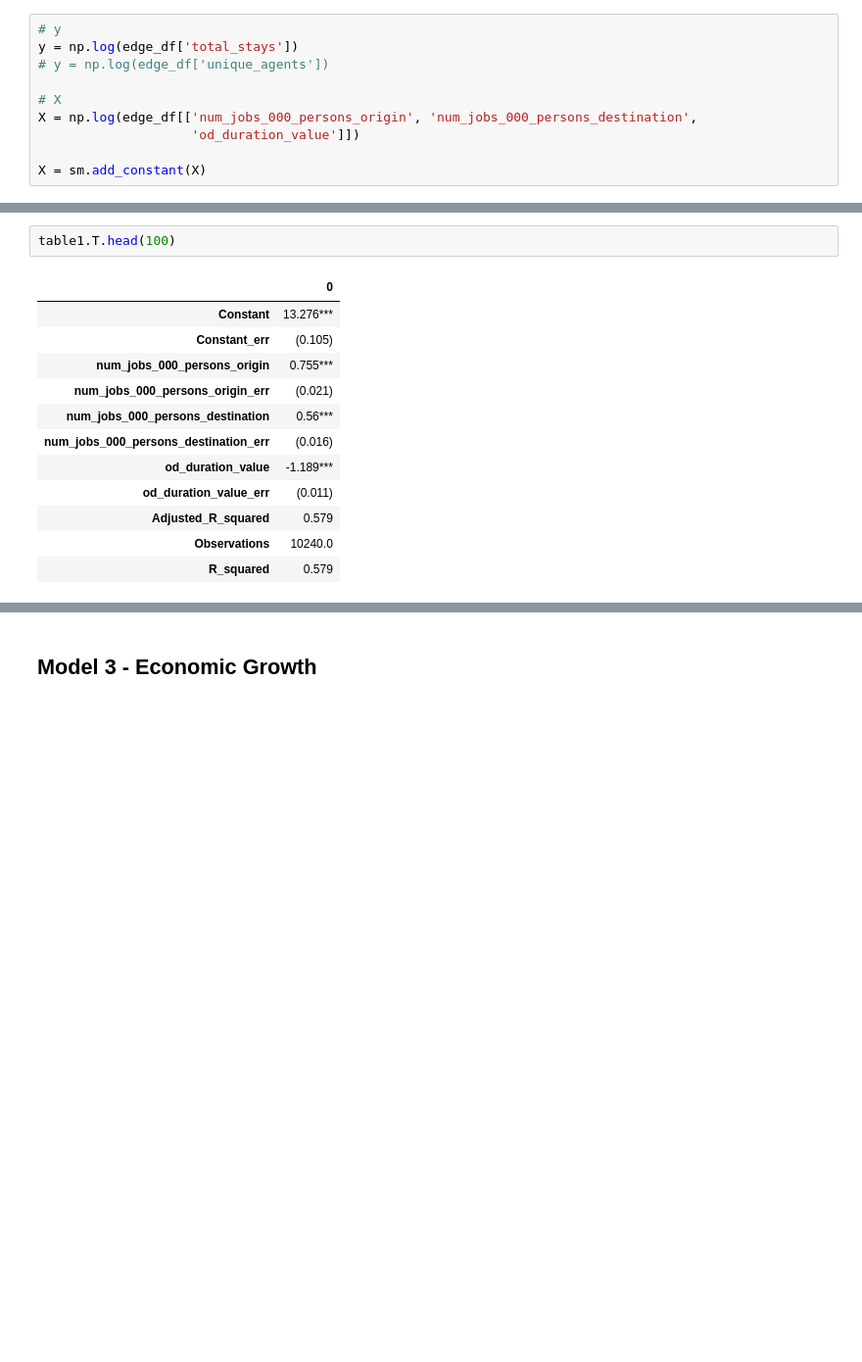
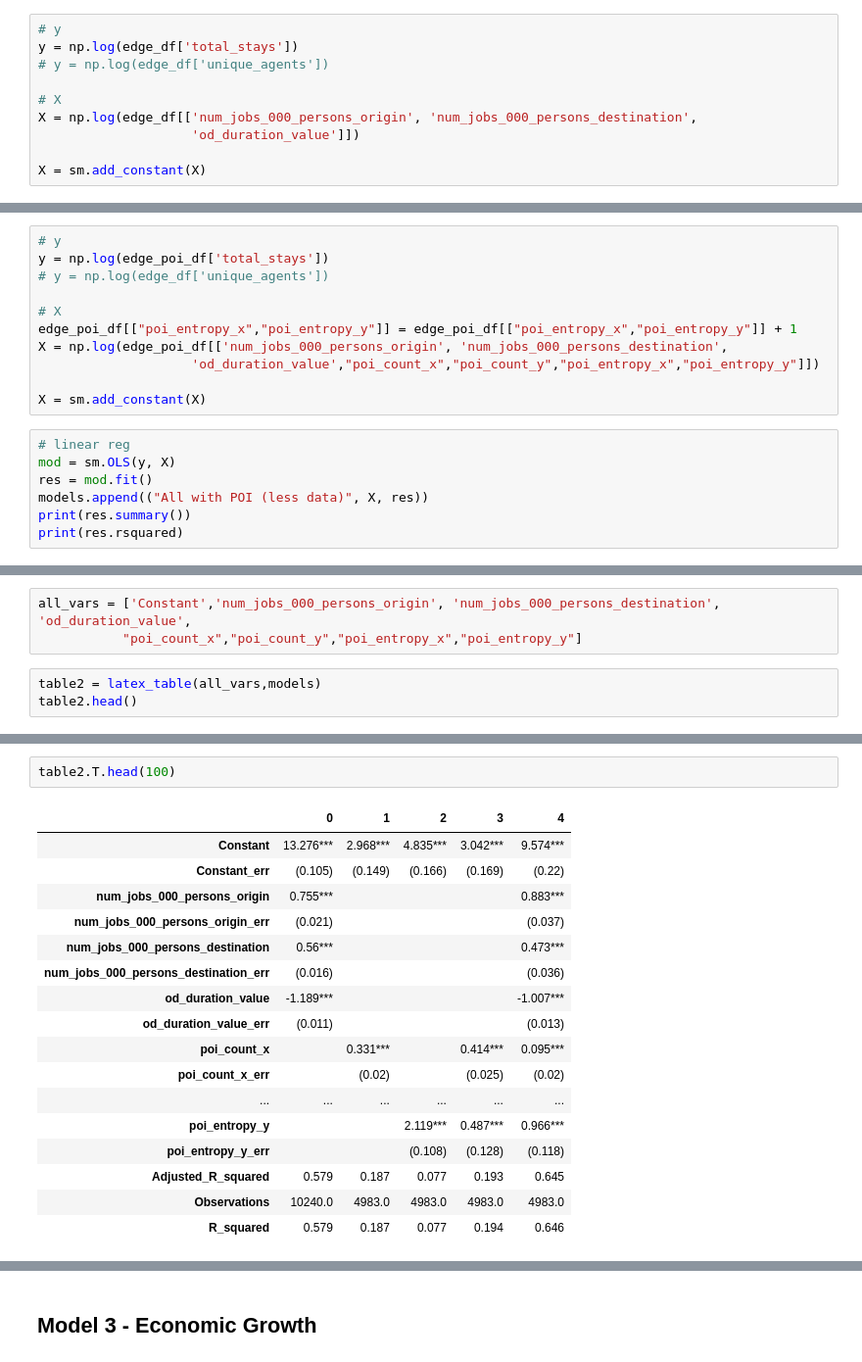
Before and after one commit to cjsyzwsh/South_Australia_Transport_Econ, a Jupyter notebook: notebooks/jason/4_models-degree.ipynb, the cells around one changed output, grey strips where cells are left out. Shown at 98% size. Cells and saved outputs as stored; diff of their text form; blank space fills up the shorter version.

```diff
--- a/notebooks/jason/4_models-degree.ipynb
+++ b/notebooks/jason/4_models-degree.ipynb
@@ -595,0 +657,18 @@ table1.head()
+# %%
+# y
+y = np.log(edge_poi_df['total_stays'])
+# y = np.log(edge_df['unique_agents'])
+
+# X
+edge_poi_df[["poi_entropy_x","poi_entropy_y"]] = edge_poi_df[["poi_entropy_x","poi_entropy_y"]] + 1
+X = np.log(edge_poi_df[['num_jobs_000_persons_origin', 'num_jobs_000_persons_destination',
+                    'od_duration_value',"poi_count_x","poi_count_y","poi_entropy_x","poi_entropy_y"]])
+
+X = sm.add_constant(X)
+# %%
+# linear reg
+mod = sm.OLS(y, X)
+res = mod.fit()
+models.append(("All with POI (less data)", X, res))
+print(res.summary())
+print(res.rsquared)
@@ -595,0 +693,6 @@ table1.head()
+# %%
+all_vars = ['Constant','num_jobs_000_persons_origin', 'num_jobs_000_persons_destination', 'od_duration_value',
+           "poi_count_x","poi_count_y","poi_entropy_x","poi_entropy_y"]
+# %%
+table2 = latex_table(all_vars,models)
+table2.head()
@@ -596,16 +706,21 @@ table1.head()
 # %%
-table1.T.head(100)
+table2.T.head(100)
 # %% [output]
-|  | 0 |
-| Constant | 13.276*** |
-| Constant_err | (0.105) |
-| num_jobs_000_persons_origin | 0.755*** |
-| num_jobs_000_persons_origin_err | (0.021) |
-| num_jobs_000_persons_destination | 0.56*** |
-| num_jobs_000_persons_destination_err | (0.016) |
-| od_duration_value | -1.189*** |
-| od_duration_value_err | (0.011) |
-| Adjusted_R_squared | 0.579 |
-| Observations | 10240.0 |
-| R_squared | 0.579 |
+|  | 0 | 1 | 2 | 3 | 4 |
+| Constant | 13.276*** | 2.968*** | 4.835*** | 3.042*** | 9.574*** |
+| Constant_err | (0.105) | (0.149) | (0.166) | (0.169) | (0.22) |
+| num_jobs_000_persons_origin | 0.755*** |  |  |  | 0.883*** |
+| num_jobs_000_persons_origin_err | (0.021) |  |  |  | (0.037) |
+| num_jobs_000_persons_destination | 0.56*** |  |  |  | 0.473*** |
+| num_jobs_000_persons_destination_err | (0.016) |  |  |  | (0.036) |
+| od_duration_value | -1.189*** |  |  |  | -1.007*** |
+| od_duration_value_err | (0.011) |  |  |  | (0.013) |
+| poi_count_x |  | 0.331*** |  | 0.414*** | 0.095*** |
+| poi_count_x_err |  | (0.02) |  | (0.025) | (0.02) |
+| ... | ... | ... | ... | ... | ... |
+| poi_entropy_y |  |  | 2.119*** | 0.487*** | 0.966*** |
+| poi_entropy_y_err |  |  | (0.108) | (0.128) | (0.118) |
+| Adjusted_R_squared | 0.579 | 0.187 | 0.077 | 0.193 | 0.645 |
+| Observations | 10240.0 | 4983.0 | 4983.0 | 4983.0 | 4983.0 |
+| R_squared | 0.579 | 0.187 | 0.077 | 0.194 | 0.646 |
 # %%
```
Also changed, not shown: parts of 27 cells of this notebook, 5 other files.
